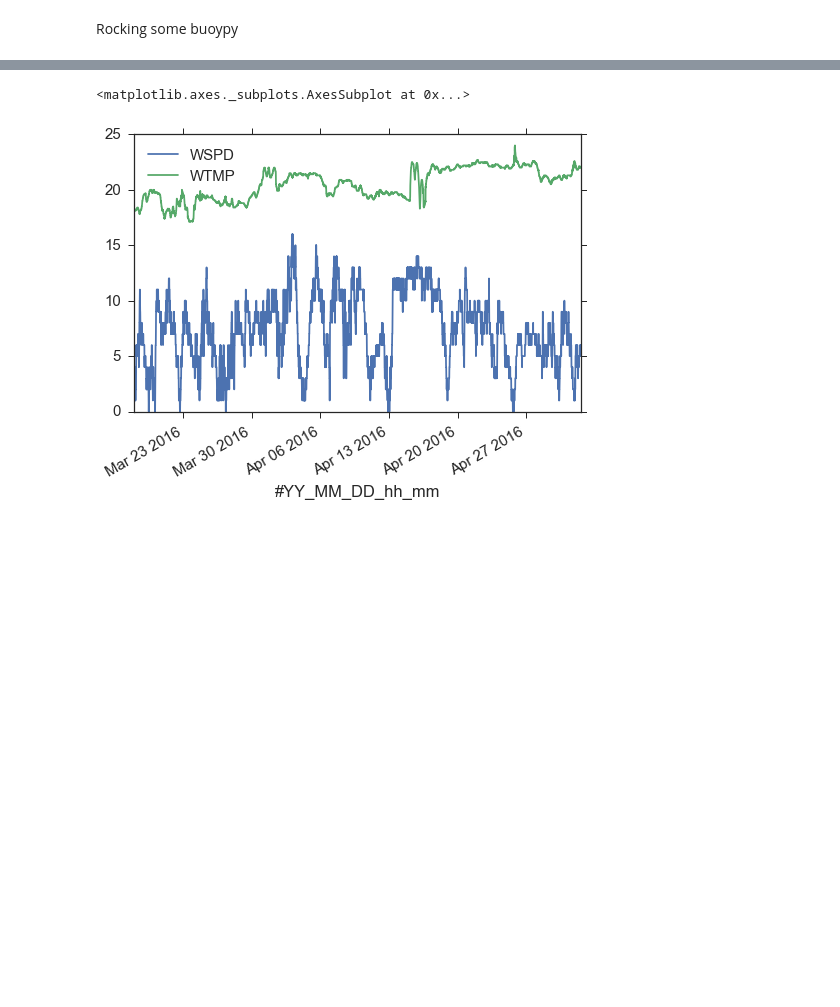
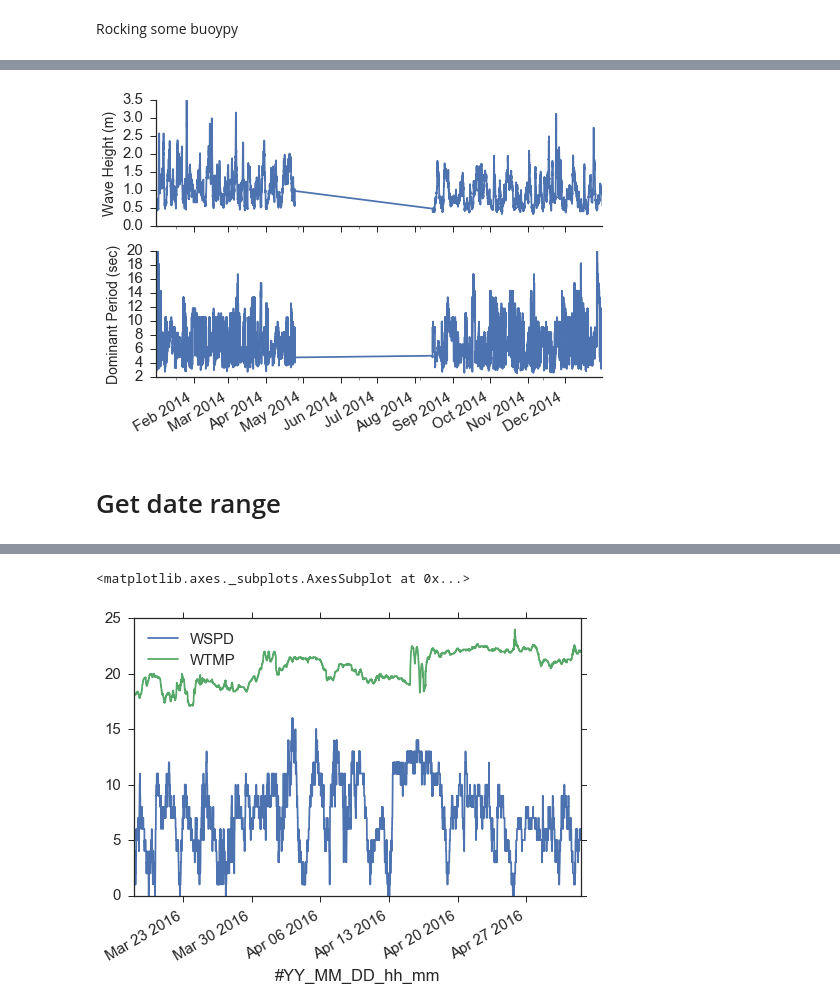
Before and after one commit to nickc1/buoypy, a Jupyter notebook: scripts/buoy_data_analysis.ipynb, the cells around one changed output, grey strips where cells are left out. Drawn from its saved outputs; the diff is of its cells as text; code cells hidden in the pictures; blank space fills up the shorter version.

```diff
--- a/scripts/buoy_data_analysis.ipynb
+++ b/scripts/buoy_data_analysis.ipynb
@@ -77,0 +60,7 @@ A
+# %%
+buoy = 41108
+year = 2014
+
+H = bp.historic_data(41108,year)
+# %%
+X = H.get_stand_meteo()
@@ -77,0 +88,10 @@ A
+# %%
+fig,ax = plt.subplots(2,sharex=True)
+X.WVHT.plot(ax=ax[0])
+ax[0].set_ylabel('Wave Height (m)',fontsize=14)
+X.DPD.plot(ax=ax[1])
+ax[1].set_ylabel('Dominant Period (sec)',fontsize=14)
+ax[1].set_xlabel('')
+sns.despine()
+# %% [output]
+[figure, added]
@@ -77,0 +100,2 @@ A
+# %% [markdown]
+# Get date range
```
Also changed, not shown: parts of 22 cells of this notebook, 5 other files.
